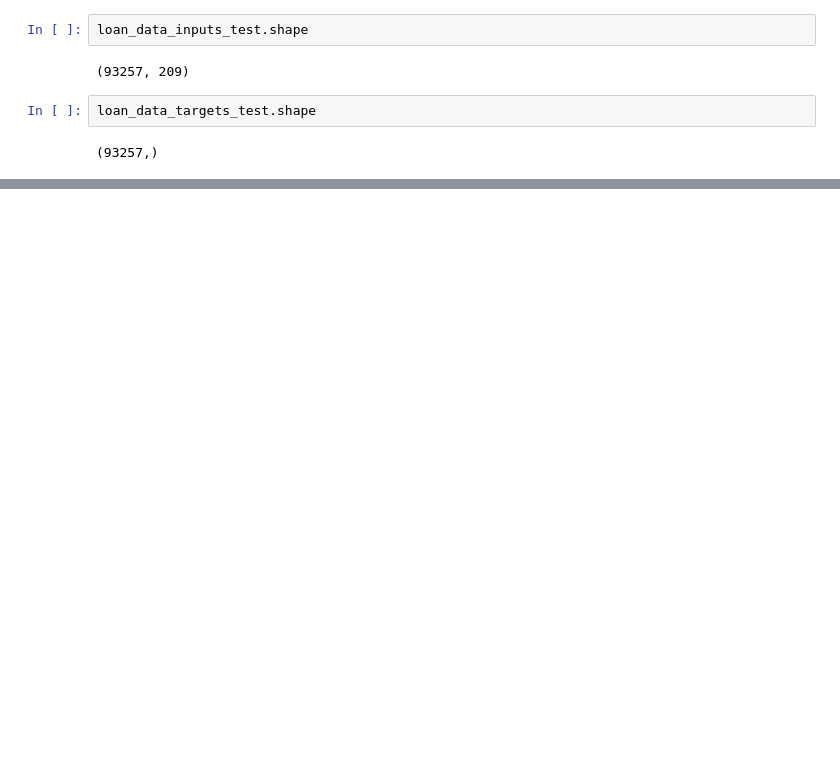
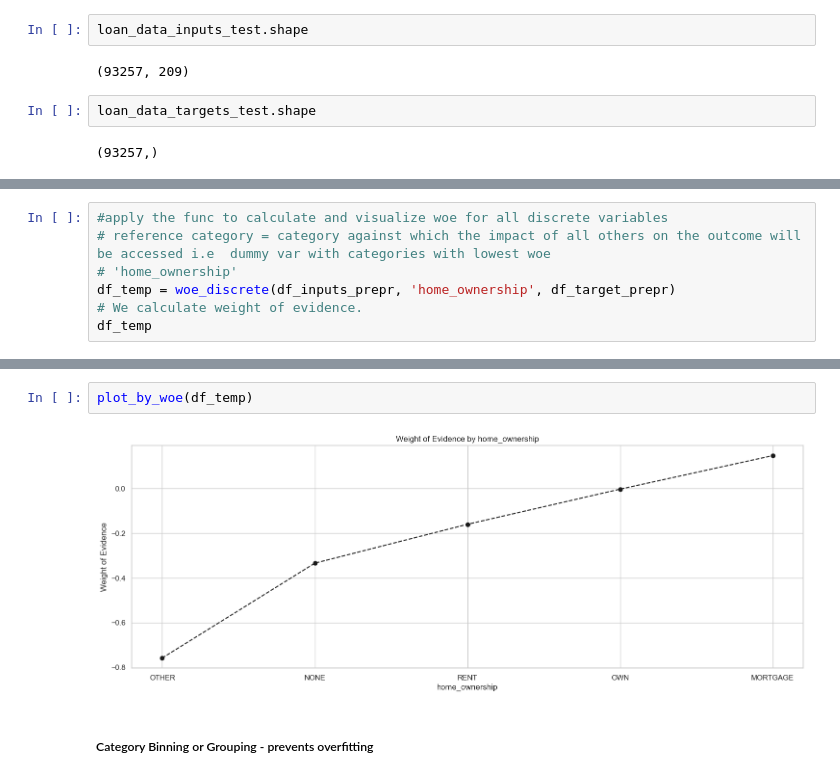
Before and after one commit to Lindah-Kima/credit_risk_modelling_python, a Jupyter notebook: PD_ model_data_preparation.ipynb, the cells around one changed output, grey strips where cells are left out. Drawn from its saved outputs; the diff is of its cells as text; blank space fills up the shorter version.

```diff
--- a/PD_ model_data_preparation.ipynb
+++ b/PD_ model_data_preparation.ipynb
@@ -185,0 +519,7 @@ df1.head()
+# %%
+#apply the func to calculate and visualize woe for all discrete variables
+# reference category = category against which the impact of all others on the outcome will be accessed i.e  dummy var with categories with lowest woe
+# 'home_ownership'
+df_temp = woe_discrete(df_inputs_prepr, 'home_ownership', df_target_prepr)
+# We calculate weight of evidence.
+df_temp
@@ -185,0 +533,6 @@ df1.head()
+# %%
+plot_by_woe(df_temp)
+# %% [output]
+[figure, added]
+# %% [markdown]
+##### Category Binning or Grouping - prevents overfitting
```
Also changed, not shown: parts of 62 cells of this notebook, 6 other files.
